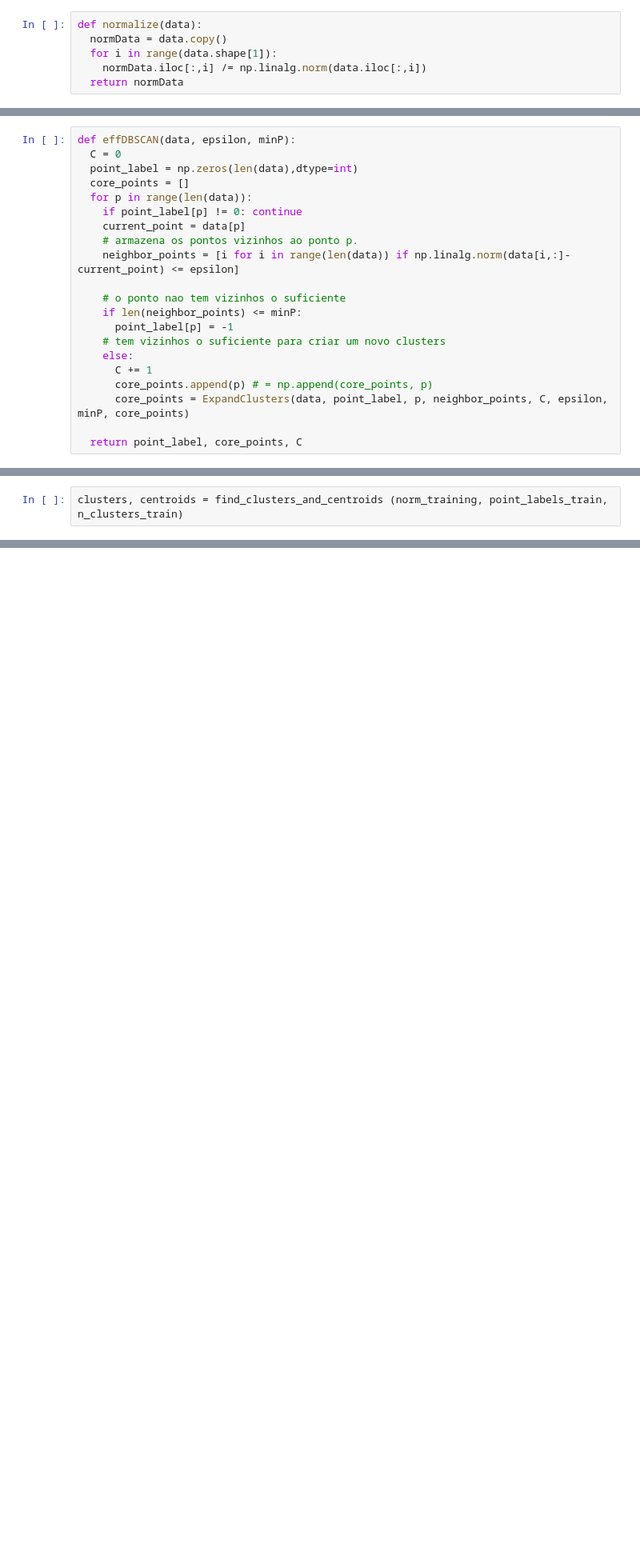
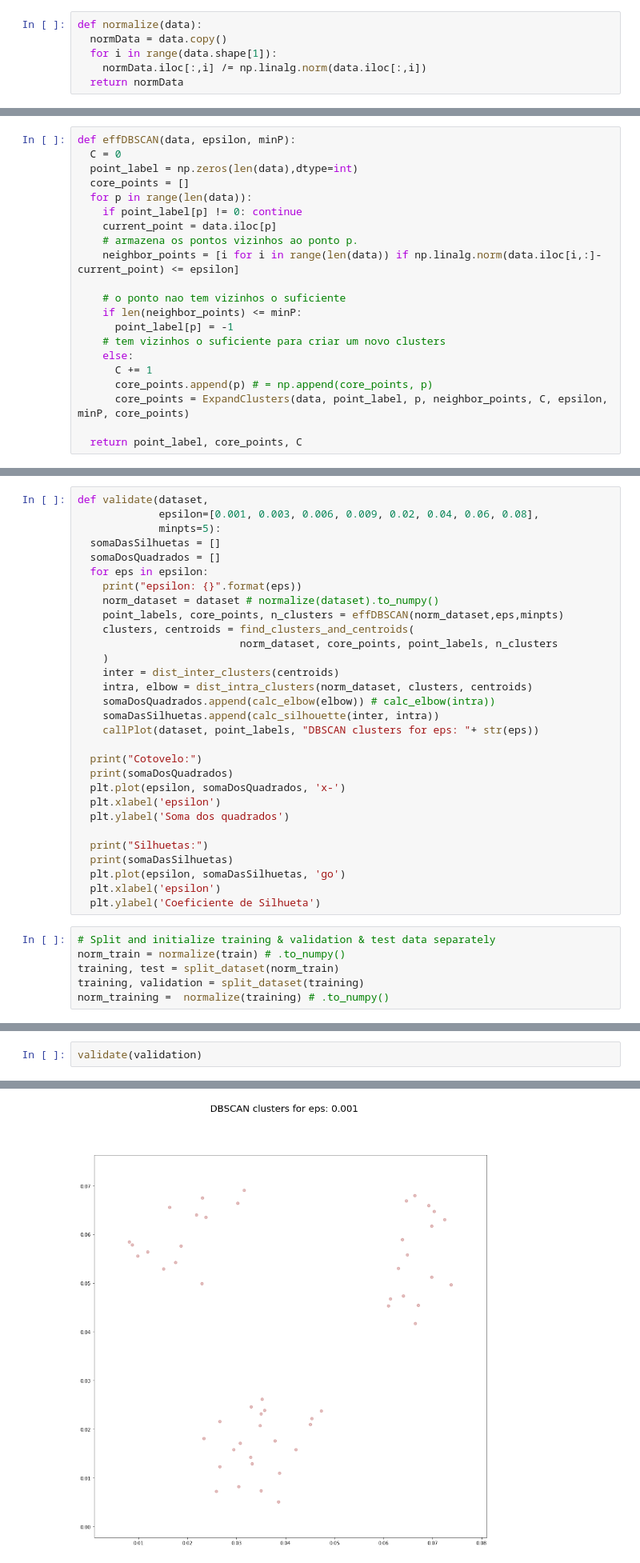
Before and after one commit to ianloron00/MachineLearning, a Jupyter notebook: P1/effDBSCAN.ipynb, the cells around one changed output, grey strips where cells are left out. Shown at 80% size. Cells and saved outputs as stored; diff of their text form; blank space fills up the shorter version.

```diff
--- a/P1/effDBSCAN.ipynb
+++ b/P1/effDBSCAN.ipynb
@@ -51,9 +61,9 @@ def effDBSCAN(data, epsilon, minP):
   core_points = []
   for p in range(len(data)):
     if point_label[p] != 0: continue
-    current_point = data[p]
+    current_point = data.iloc[p]
     # armazena os pontos vizinhos ao ponto p.
-    neighbor_points = [i for i in range(len(data)) if np.linalg.norm(data[i,:]-current_point) <= epsilon]
+    neighbor_points = [i for i in range(len(data)) if np.linalg.norm(data.iloc[i,:]-current_point) <= epsilon]
 
     # o ponto nao tem vizinhos o suficiente
     if len(neighbor_points) <= minP:
@@ -159,4 +155,2 @@ def dist_inter_clusters(centroids):
     return A
-# %%
-clusters, centroids = find_clusters_and_centroids (norm_training, point_labels_train, n_clusters_train)
 # %%
@@ -202,0 +192,36 @@ def predict (core_points, norm_original_data, point_labels, norm_test_data):
+# %%
+def validate(dataset,
+             epsilon=[0.001, 0.003, 0.006, 0.009, 0.02, 0.04, 0.06, 0.08],
+             minpts=5):
+  somaDasSilhuetas = []
+  somaDosQuadrados = []
+  for eps in epsilon:
+    print("epsilon: {}".format(eps))
+    norm_dataset = dataset # normalize(dataset).to_numpy()
+    point_labels, core_points, n_clusters = effDBSCAN(norm_dataset,eps,minpts)
+    clusters, centroids = find_clusters_and_centroids(
+                          norm_dataset, core_points, point_labels, n_clusters
+    )
+    inter = dist_inter_clusters(centroids)
+    intra, elbow = dist_intra_clusters(norm_dataset, clusters, centroids)
+    somaDosQuadrados.append(calc_elbow(elbow)) # calc_elbow(intra))
+    somaDasSilhuetas.append(calc_silhouette(inter, intra))
+    callPlot(dataset, point_labels, "DBSCAN clusters for eps: "+ str(eps))
+
+  print("Cotovelo:")
+  print(somaDosQuadrados)
+  plt.plot(epsilon, somaDosQuadrados, 'x-')
+  plt.xlabel('epsilon')
+  plt.ylabel('Soma dos quadrados')
+
+  print("Silhuetas:")
+  print(somaDasSilhuetas)
+  plt.plot(epsilon, somaDasSilhuetas, 'go')
+  plt.xlabel('epsilon')
+  plt.ylabel('Coeficiente de Silhueta')
+# %%
+# Split and initialize training & validation & test data separately
+norm_train = normalize(train) # .to_numpy()
+training, test = split_dataset(norm_train)
+training, validation = split_dataset(training)
+norm_training =  normalize(training) # .to_numpy()
@@ -202,0 +256,3 @@ def predict (core_points, norm_original_data, point_labels, norm_test_data):
+# %%
+validate(validation)
+# %% [output]
@@ -202,0 +263 @@ def predict (core_points, norm_original_data, point_labels, norm_test_data):
+[figure, added]
```
Also changed, not shown: parts of 28 cells of this notebook.
